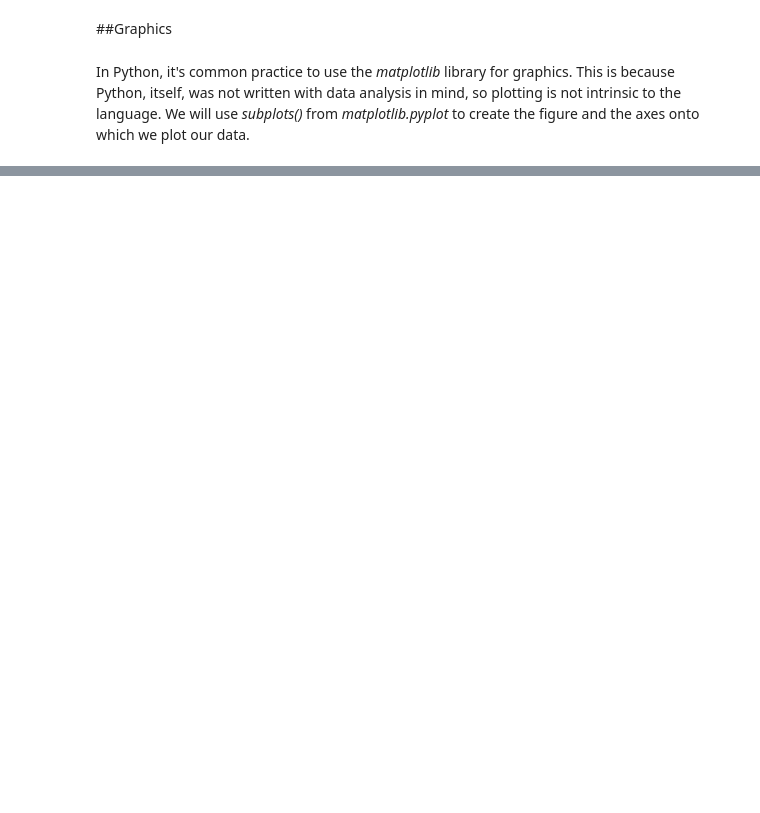
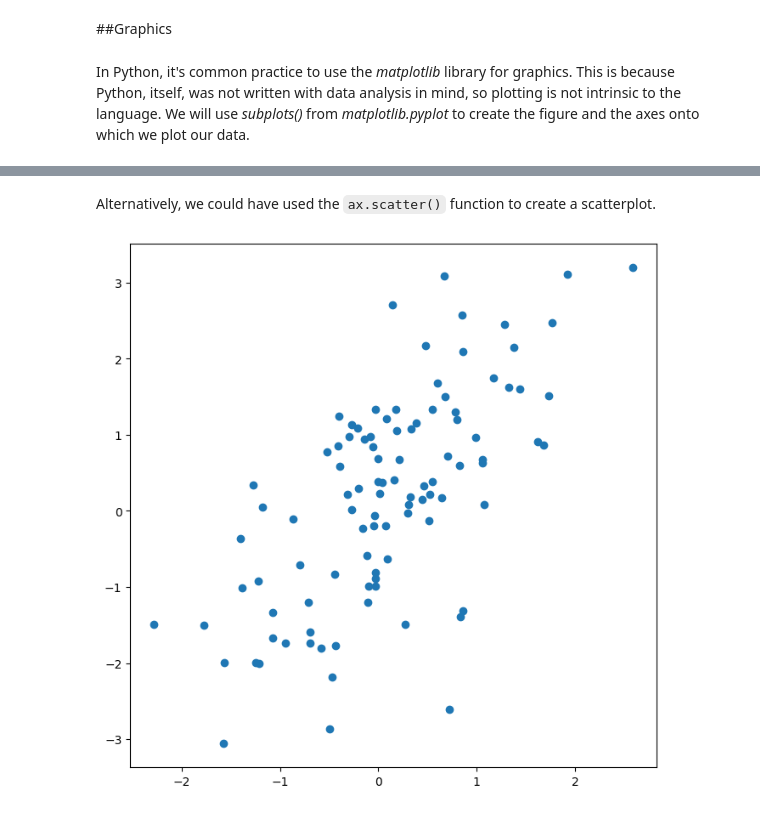
Before and after one commit to taadith/python-projects, a Jupyter notebook: intro-stat-learning/labs/ISLP_Lab_Ch_02.ipynb, the cells around one changed output, grey strips where cells are left out. Saved outputs shown, nothing was run; the diff lists cells and outputs as text; code cells hidden in the pictures; blank space fills up the shorter version.

````diff
--- a/intro-stat-learning/labs/ISLP_Lab_Ch_02.ipynb
+++ b/intro-stat-learning/labs/ISLP_Lab_Ch_02.ipynb
@@ -376,0 +270,7 @@ Type:      function
+# %% [markdown]
+Alternatively, we could have used the ```ax.scatter()``` function to create a scatterplot.
+# %%
+fig, ax = subplots(figsize=(8, 8))
+ax.scatter(x, y, marker = 'o');
+# %% [output]
+[figure, added]
````
Also changed, not shown: parts of 40 cells of this notebook.
